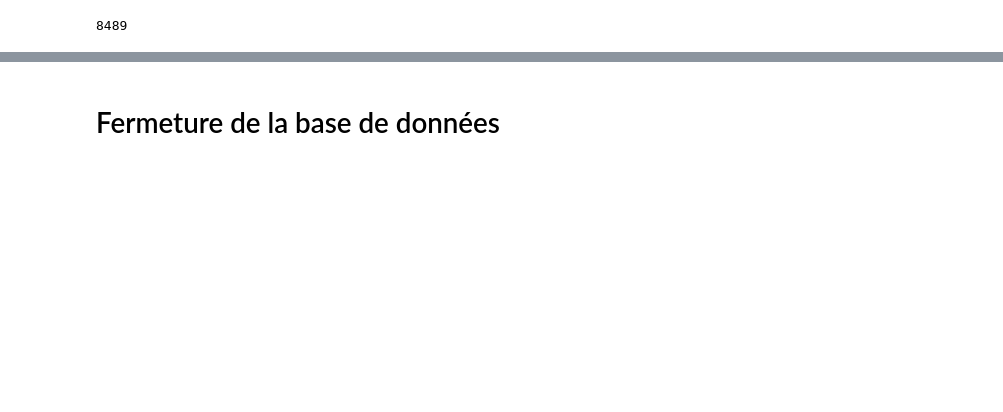
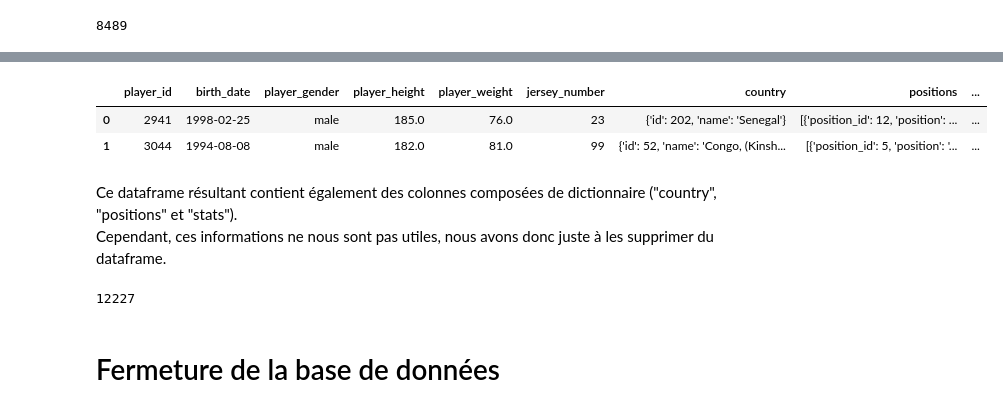
Before and after one commit to Nathan7128/PROJET-4A, a Jupyter notebook: importation/importation.ipynb, the cells around one changed output, grey strips where cells are left out. Saved outputs shown, nothing was run; the diff lists cells and outputs as text; code cells hidden in the pictures; blank space fills up the shorter version.

Commit message:
Importation lineups et off ball runs + commentaire code importation

```diff
--- a/importation/importation.ipynb
+++ b/importation/importation.ipynb
@@ -201,0 +238,18 @@ lineups = pd.concat([pd.read_json("Projet_centres_data/SB_lineups/" + fichier_li
+# %%
+# Création du dataframe qui contiendra l'ensemble des données, concaténées
+lineups = pd.DataFrame()
+
+# Boucle pour traverser l'ensemble des fichiers
+for fichier_lineups in liste_fichier_lineups :
+    # Lecture du fichier correspondant et transposition des colonnes/lignes
+    lineups_import = pd.read_json("Projet_centres_data/SB_lineups/" + fichier_lineups).transpose()
+
+    # On ne garde que les colonnes "team_id" et "lineup"
+    lineups_import = lineups_import[["team_id", "lineup"]]
+
+    # Création de la colonne "match_id_SB"
+    # Nous enlevons la partie ".json" de la chaine de caractères correspondant au nom du fichier
+    lineups_import["match_id_SB"] = int(fichier_lineups.replace(".json", ""))
+
+    # Concaténation du dataframe obtenu au dataframe comprenenant le jeu de données
+    lineups = pd.concat([lineups, lineups_import])
@@ -201,0 +261,25 @@ lineups = pd.concat([pd.read_json("Projet_centres_data/SB_lineups/" + fichier_li
+# %%
+def transform_lineups(row) :
+    # Création du dataframe correspondant à la liste de dictionnaire de la colonne "lineup" de la ligne itérée.
+    # Dataframe qui contient donc dans les lignes, l'ensemble des joueurs d'une équipe inscrits sur la feuille de match
+    # et dans les colonnes, les informations sur ces joueurs
+    df = pd.DataFrame(row.lineup)
+    # Ajout de l'information "team_id"
+    df["team_id"] = row.team_id
+    # Ajout de l'information sur les match id
+    df["match_id_SB"] = row.match_id_SB
+    return df
+# %%
+# On modifie le dataframe initial avec la commande apply, de la même façon que pour les freeze frames
+# Le dataframe résultant contiendra donc sur les lignes, les informations sur l'ensemble des joueurs de toutes les équipes, pour tous les matchs.
+# Il contiendra aussi les colonnes "team_id" et "match_id_SB" qui ont été ajoutées par la fonction "transform_lineups"
+lineups = pd.concat((lineups.apply(transform_lineups, axis = 1)).tolist())
+# %%
+lineups.head(2)
+# %% [output]
+|  | player_id | birth_date | player_gender | player_height | player_weight | jersey_number | country | positions | ... |
+| 0 | 2941 | 1998-02-25 | male | 185.0 | 76.0 | 23 | {'id': 202, 'name': 'Senegal'} | [{'position_id': 12, 'position': ... | ... |
+| 1 | 3044 | 1994-08-08 | male | 182.0 | 81.0 | 99 | {'id': 52, 'name': 'Congo, (Kinsh... | [{'position_id': 5, 'position': '... | ... |
+# %% [markdown]
+Ce dataframe résultant contient également des colonnes composées de dictionnaire ("country", "positions" et "stats").
+Cependant, ces informations ne nous sont pas utiles, nous avons donc juste à les supprimer du dataframe.
@@ -202,2 +288,7 @@ lineups = pd.concat([pd.read_json("Projet_centres_data/SB_lineups/" + fichier_li
+# %%
+# Ecriture des données importées dans une table de la BDD
+lineups.to_sql("lineups", con = connect, if_exists = "replace", index = False)
+# %% [output]
+12227
 # %% [markdown]
 # Fermeture de la base de données
```
Also changed, not shown: parts of 28 cells of this notebook, 3 other files.
